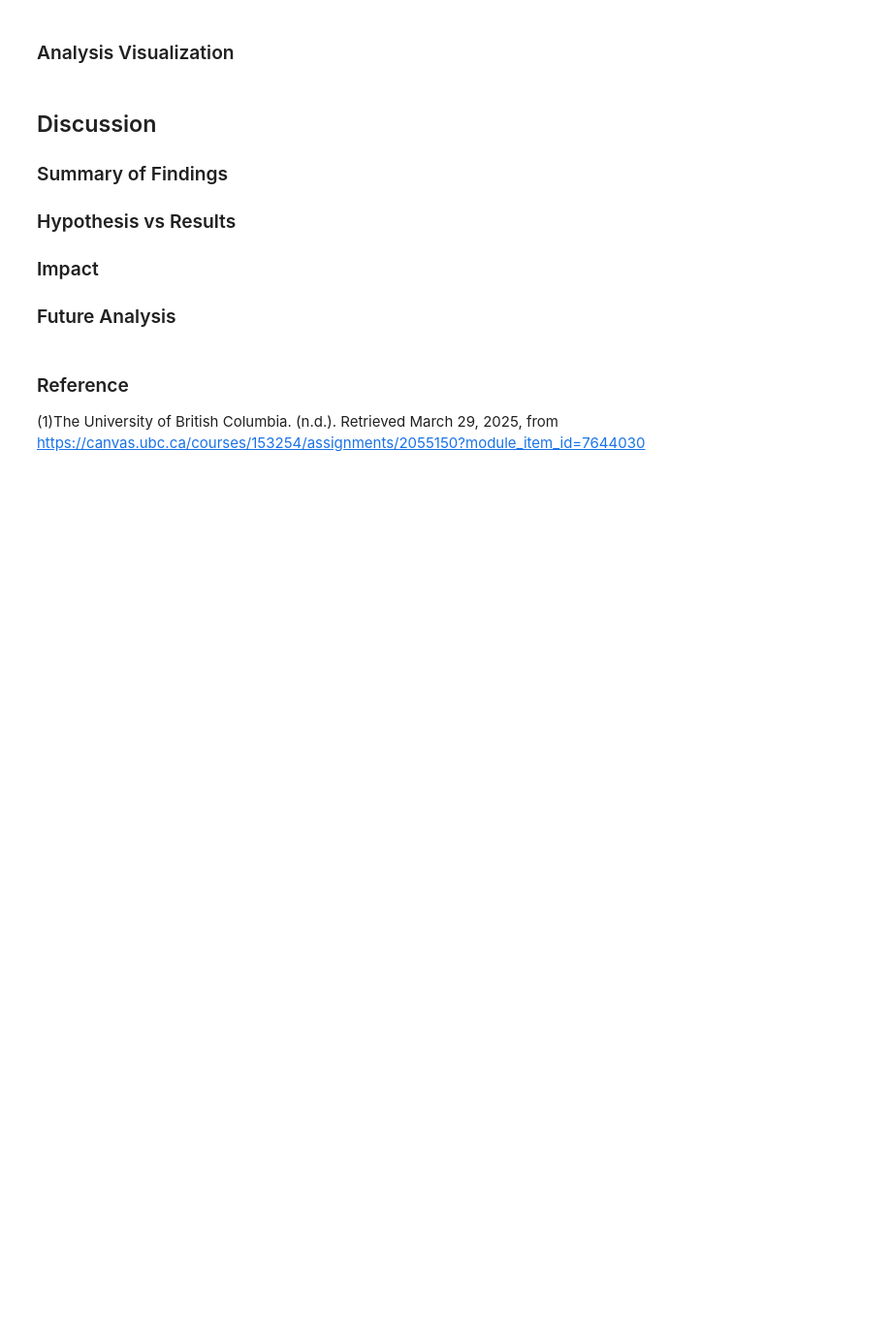
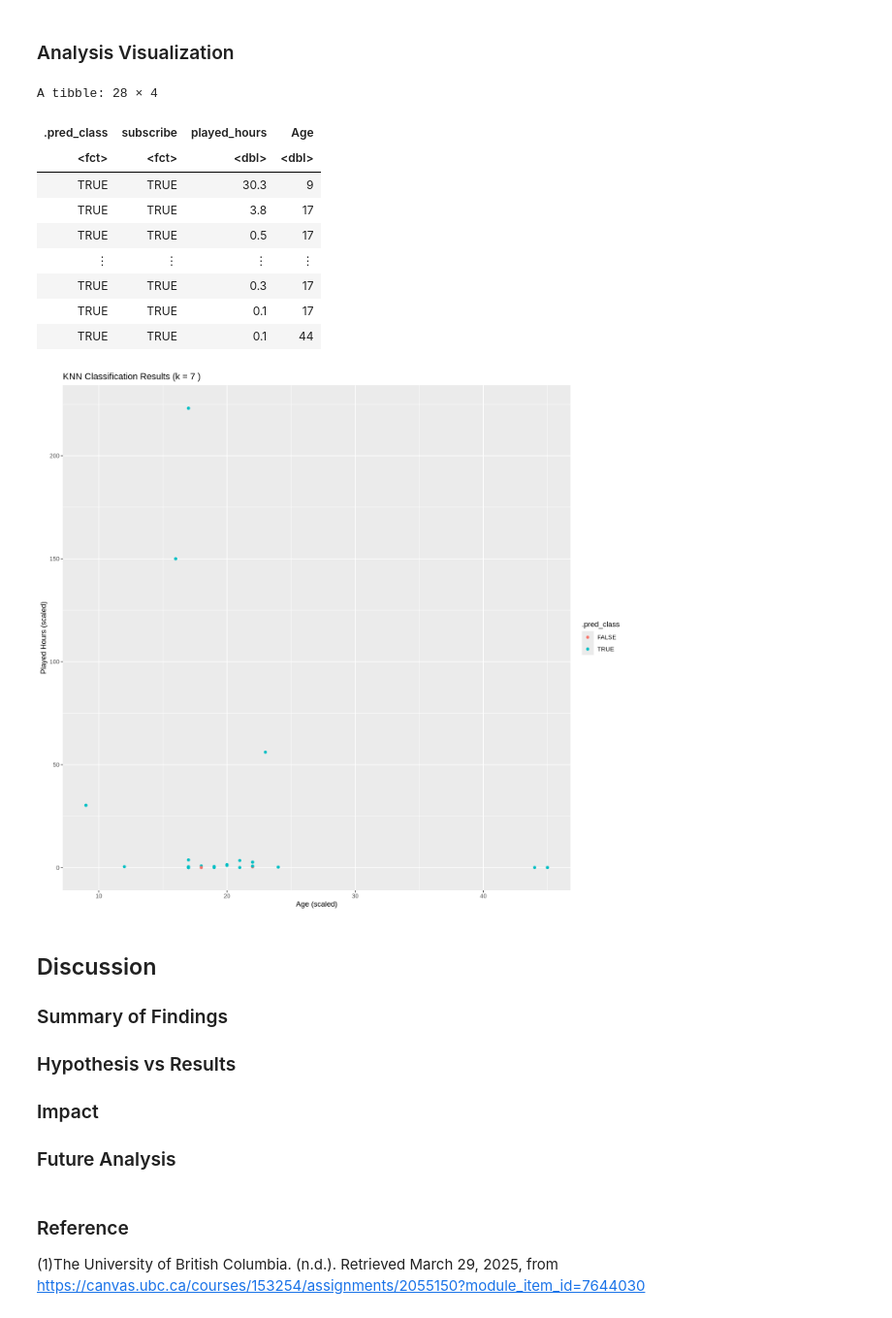
Before and after one commit to lucy-diaz/DSCIprojectgroup34, a Jupyter notebook: group_34_project.ipynb, the cells around one changed output. Shown at 97% size. Drawn from its saved outputs; the diff is of its cells as text; code cells hidden in the pictures; blank space fills up the shorter version.

Commit message:
Add files via upload
Did data analysis and also did some analysis visualization

```diff
--- a/group_34_project.ipynb
+++ b/group_34_project.ipynb
@@ -127,5 +194,30 @@ age_observations
 # %% [markdown]
 ### Analysis Visualization
+# %%
+# --- Basic Visualization ---
+# Scatter plot of testing data: Age vs. played_hours colored by predicted subscription status
+predictions |>
+  ggplot(aes(x = Age, y = played_hours, color = .pred_class)) +
+  geom_point() +
+  labs(
+    title = paste("KNN Classification Results (k =", best_k, ")"),
+    x = "Age (scaled)",
+    y = "Played Hours (scaled)"
+  )
+
+predictions
+# %% [output]
+A tibble: 28 × 4
+| .pred_class | subscribe | played_hours | Age |
+| <fct> | <fct> | <dbl> | <dbl> |
+| TRUE | TRUE | 30.3 | 9 |
+| TRUE | TRUE | 3.8 | 17 |
+| TRUE | TRUE | 0.5 | 17 |
+| ⋮ | ⋮ | ⋮ | ⋮ |
+| TRUE | TRUE | 0.3 | 17 |
+| TRUE | TRUE | 0.1 | 17 |
+| TRUE | TRUE | 0.1 | 44 |
+[figure, added]
 # %% [markdown]
 ## Discussion
 
```
Also changed, not shown: parts of 2 cells of this notebook.
